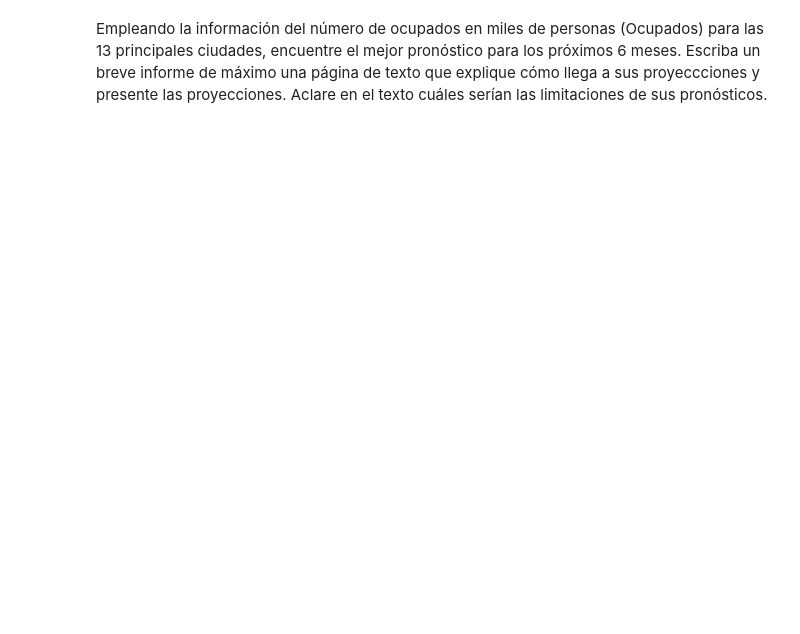
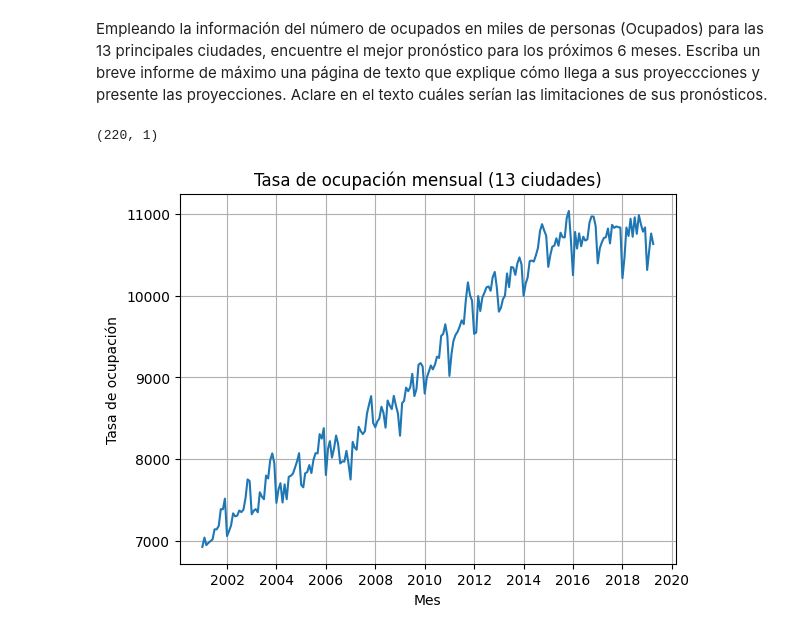
Before and after one commit to cam2149/MachineLearningIII, a Jupyter notebook: fundamentos_de_analítica_ejercicio1.ipynb, the cells around one changed output. Cells and saved outputs as stored; diff of their text form; code cells hidden in the pictures; blank space fills up the shorter version.

```diff
--- a/fundamentos_de_analítica_ejercicio1.ipynb
+++ b/fundamentos_de_analítica_ejercicio1.ipynb
@@ -16,0 +15,20 @@ data = pd.read_excel("https://raw.githubusercontent.com/cam2149/MachineLearningI
+# %%
+#@title 2. Carga de datos
+# Load the data
+data = pd.read_excel("https://raw.githubusercontent.com/cam2149/MachineLearningIII/refs/heads/main/datosEmpleo.xlsx",index_col='mes',parse_dates=True)
+# Select the 'Ocupados' column
+ds_ocupados = data[["Ocupados"]]
+# %%
+# imprimiendo el tamano del dataframe
+print(ds_ocupados.shape)
+
+# Graficando los datos
+plt.title("Tasa de ocupación mensual (13 ciudades)")
+plt.xlabel("Mes")
+plt.ylabel("Tasa de ocupación")
+plt.plot(ds_ocupados)
+plt.grid()
+plt.show()
+# %% [output]
+(220, 1)
+[figure, added]
```
Also changed, not shown: parts of 5 cells of this notebook.
